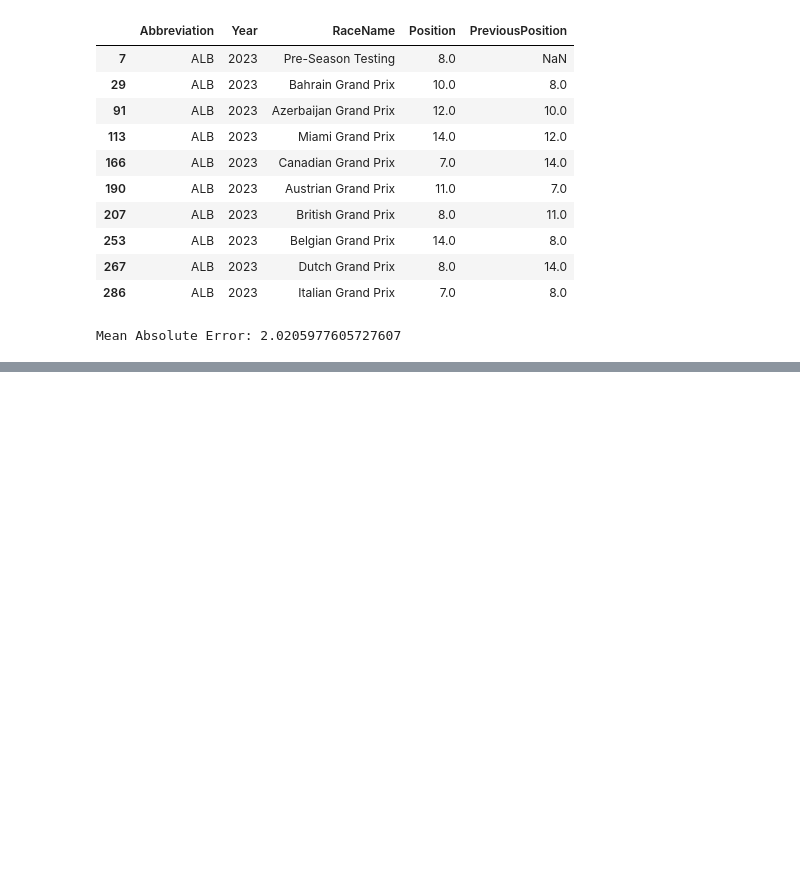
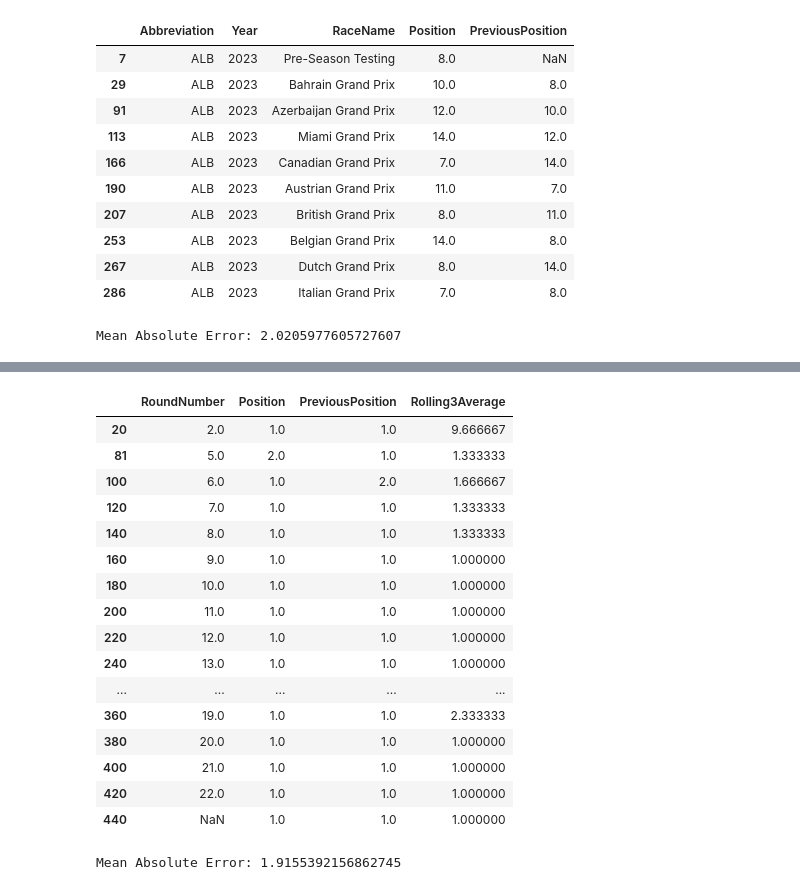
Before and after one commit to pyyroo-a/Formula-1-Fantasy-Predictor, a Jupyter notebook: notebooks/01-data-exploration.ipynb, the cells around one changed output, grey strips where cells are left out. Saved outputs shown, nothing was run; the diff lists cells and outputs as text; code cells hidden in the pictures; blank space fills up the shorter version.

```diff
--- a/notebooks/01-data-exploration.ipynb
+++ b/notebooks/01-data-exploration.ipynb
@@ -537,0 +580,24 @@ compare.head(10)
+# %%
+multi_race_df = multi_race_df.dropna(subset=["Rolling3Average"])
+
+multi_race_df[
+    multi_race_df["Abbreviation"] == "VER"
+    ][["RoundNumber", "Position", "PreviousPosition", "Rolling3Average"]]
+# %% [output]
+|  | RoundNumber | Position | PreviousPosition | Rolling3Average |
+| 20 | 2.0 | 1.0 | 1.0 | 9.666667 |
+| 81 | 5.0 | 2.0 | 1.0 | 1.333333 |
+| 100 | 6.0 | 1.0 | 2.0 | 1.666667 |
+| 120 | 7.0 | 1.0 | 1.0 | 1.333333 |
+| 140 | 8.0 | 1.0 | 1.0 | 1.333333 |
+| 160 | 9.0 | 1.0 | 1.0 | 1.000000 |
+| 180 | 10.0 | 1.0 | 1.0 | 1.000000 |
+| 200 | 11.0 | 1.0 | 1.0 | 1.000000 |
+| 220 | 12.0 | 1.0 | 1.0 | 1.000000 |
+| 240 | 13.0 | 1.0 | 1.0 | 1.000000 |
+| ... | ... | ... | ... | ... |
+| 360 | 19.0 | 1.0 | 1.0 | 2.333333 |
+| 380 | 20.0 | 1.0 | 1.0 | 1.000000 |
+| 400 | 21.0 | 1.0 | 1.0 | 1.000000 |
+| 420 | 22.0 | 1.0 | 1.0 | 1.000000 |
+| 440 | NaN | 1.0 | 1.0 | 1.000000 |
@@ -537,0 +617,16 @@ compare.head(10)
+# %%
+from sklearn.model_selection import train_test_split
+from sklearn.ensemble import RandomForestRegressor
+from sklearn.metrics import mean_absolute_error
+
+X_train, X_test, y_train, y_test = train_test_split(X, y, test_size=0.2, random_state=42)
+
+model = RandomForestRegressor()
+model.fit(X_train, y_train)
+
+predictions = model.predict(X_test)
+
+mean_error = mean_absolute_error(y_test, predictions)
+print("Mean Absolute Error:", mean_error)
+# %% [output]
+Mean Absolute Error: 1.9155392156862745
```
Also changed, not shown: parts of 9 cells of this notebook.
